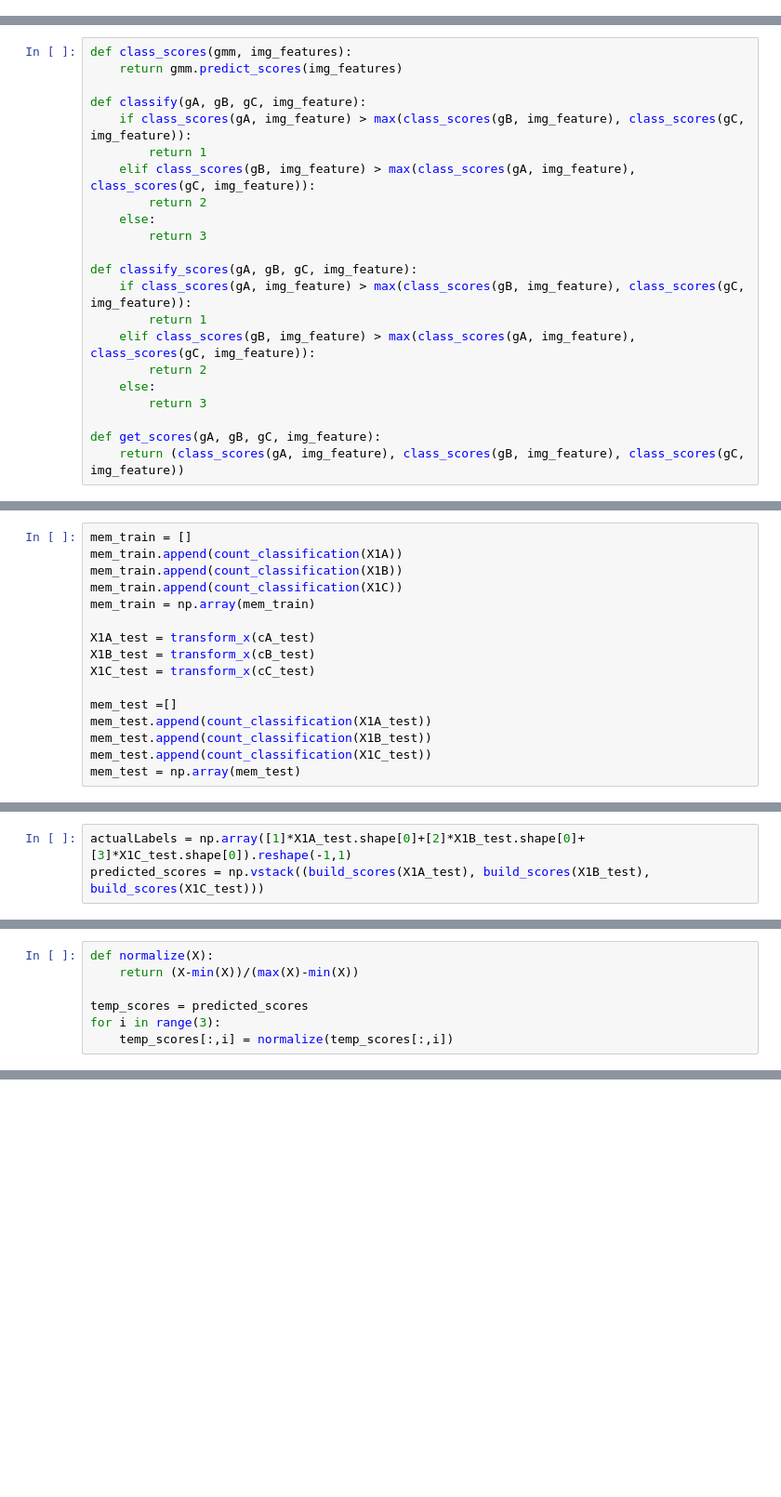
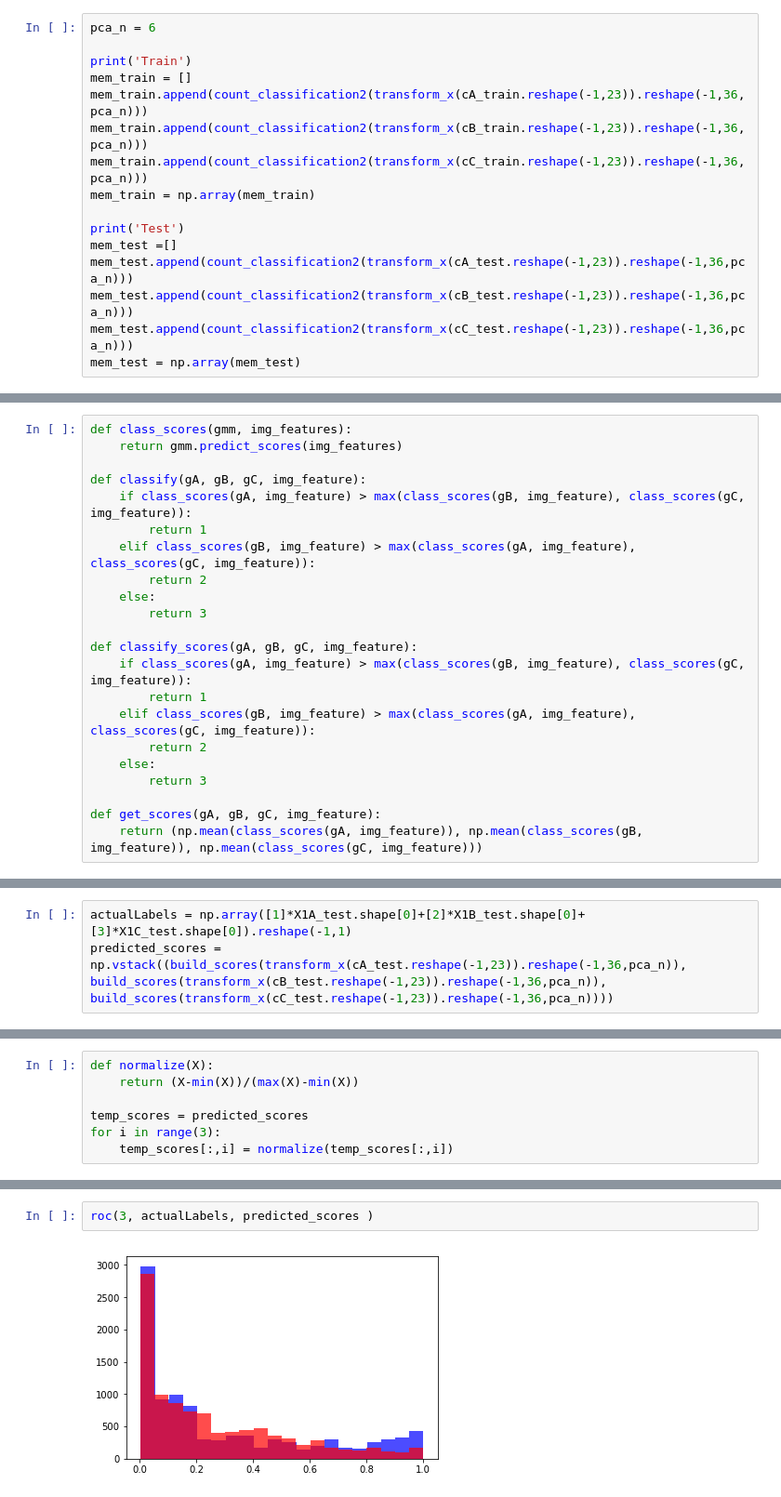
Before and after one commit to sai-github/pr, a Jupyter notebook: assignment3/Image Data/image_data.ipynb, the cells around one changed output, grey strips where cells are left out. Shown: that part at 93% size. Saved outputs shown, nothing was run; the diff lists cells and outputs as text; blank space fills up the shorter version.

Commit message:
added a voting method for classification
ROC can be modified .. currently averaging the scores

```diff
--- a/assignment3/Image Data/image_data.ipynb
+++ b/assignment3/Image Data/image_data.ipynb
@@ -124,0 +167,16 @@ Iterations : 29
+# %%
+pca_n = 6
+
+print('Train')
+mem_train = []
+mem_train.append(count_classification2(transform_x(cA_train.reshape(-1,23)).reshape(-1,36,pca_n)))
+mem_train.append(count_classification2(transform_x(cB_train.reshape(-1,23)).reshape(-1,36,pca_n)))
+mem_train.append(count_classification2(transform_x(cC_train.reshape(-1,23)).reshape(-1,36,pca_n)))
+mem_train = np.array(mem_train)
+
+print('Test')
+mem_test =[]
+mem_test.append(count_classification2(transform_x(cA_test.reshape(-1,23)).reshape(-1,36,pca_n)))
+mem_test.append(count_classification2(transform_x(cB_test.reshape(-1,23)).reshape(-1,36,pca_n)))
+mem_test.append(count_classification2(transform_x(cC_test.reshape(-1,23)).reshape(-1,36,pca_n)))
+mem_test = np.array(mem_test)
@@ -143,7 +219,7 @@ def classify_scores(gA, gB, gC, img_feature):
         return 3
 
 def get_scores(gA, gB, gC, img_feature):
-    return (class_scores(gA, img_feature), class_scores(gB, img_feature), class_scores(gC, img_feature))
+    return (np.mean(class_scores(gA, img_feature)), np.mean(class_scores(gB, img_feature)), np.mean(class_scores(gC, img_feature)))
 # %%
 #row_size :len of row size in entropy file
 def count_classification(X, row_size=36):
@@ -167,19 +243,3 @@ def build_scores(X, row_size=36):
     for i in range(X.shape[0]):
         scores[i] = get_scores(gA_new, gB_new, gC_new, X[i])
     return scores
-# %%
-mem_train = []
-mem_train.append(count_classification(X1A))
-mem_train.append(count_classification(X1B))
-mem_train.append(count_classification(X1C))
-mem_train = np.array(mem_train)
-
-X1A_test = transform_x(cA_test)
-X1B_test = transform_x(cB_test)
-X1C_test = transform_x(cC_test)
-
-mem_test =[]
-mem_test.append(count_classification(X1A_test))
-mem_test.append(count_classification(X1B_test))
-mem_test.append(count_classification(X1C_test))
-mem_test = np.array(mem_test)
@@ -262,4 +294,4 @@ def rocPlot(FPR, TPR):
     plt.show()
 # %%
 actualLabels = np.array([1]*X1A_test.shape[0]+[2]*X1B_test.shape[0]+[3]*X1C_test.shape[0]).reshape(-1,1)
-predicted_scores = np.vstack((build_scores(X1A_test), build_scores(X1B_test), build_scores(X1C_test)))
+predicted_scores = np.vstack((build_scores(transform_x(cA_test.reshape(-1,23)).reshape(-1,36,pca_n)), build_scores(transform_x(cB_test.reshape(-1,23)).reshape(-1,36,pca_n)), build_scores(transform_x(cC_test.reshape(-1,23)).reshape(-1,36,pca_n))))
@@ -282,0 +305,4 @@ while not success:
+# %%
+roc(3, actualLabels, predicted_scores )
+# %% [output]
+[figure, added]
```
Also changed, not shown: parts of 15 cells of this notebook.
